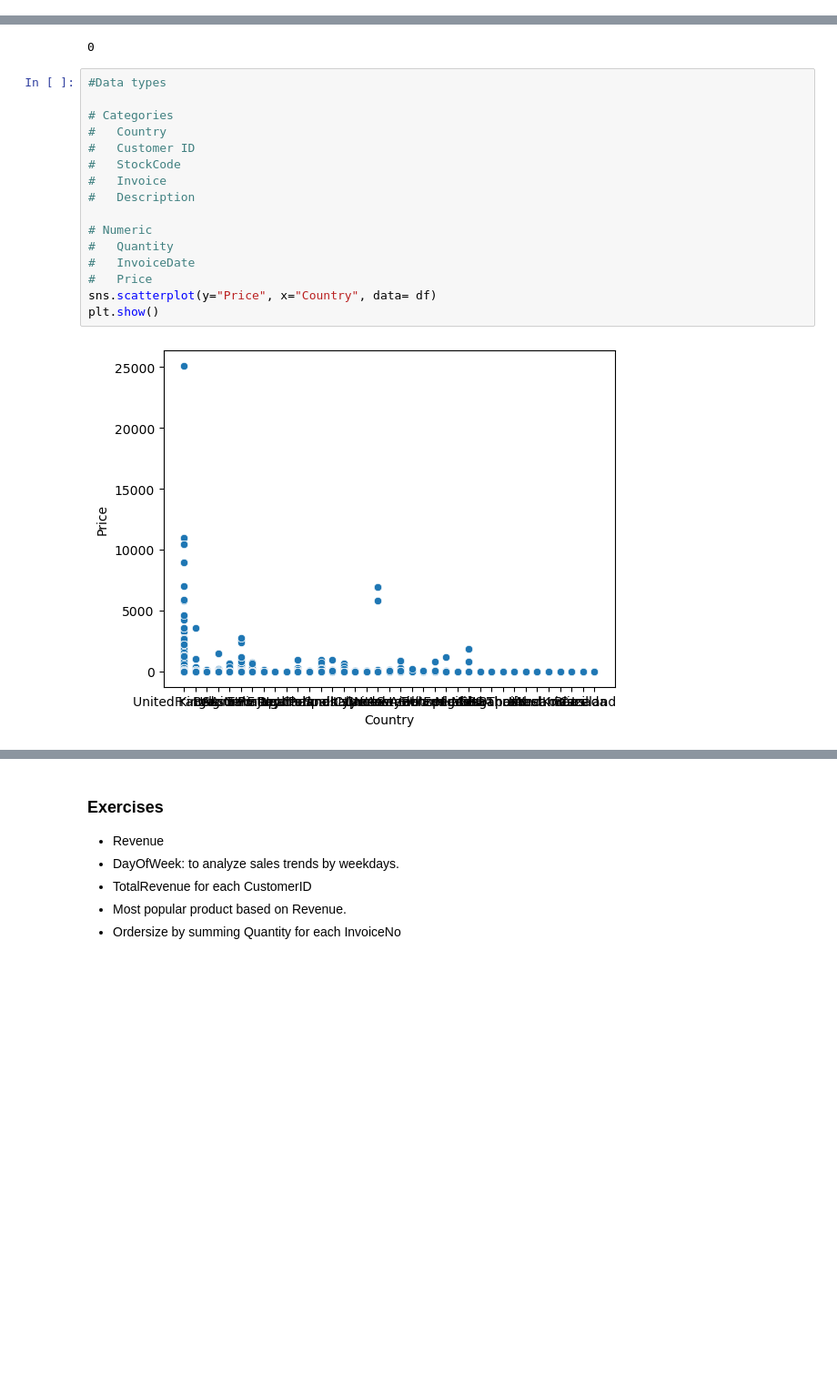
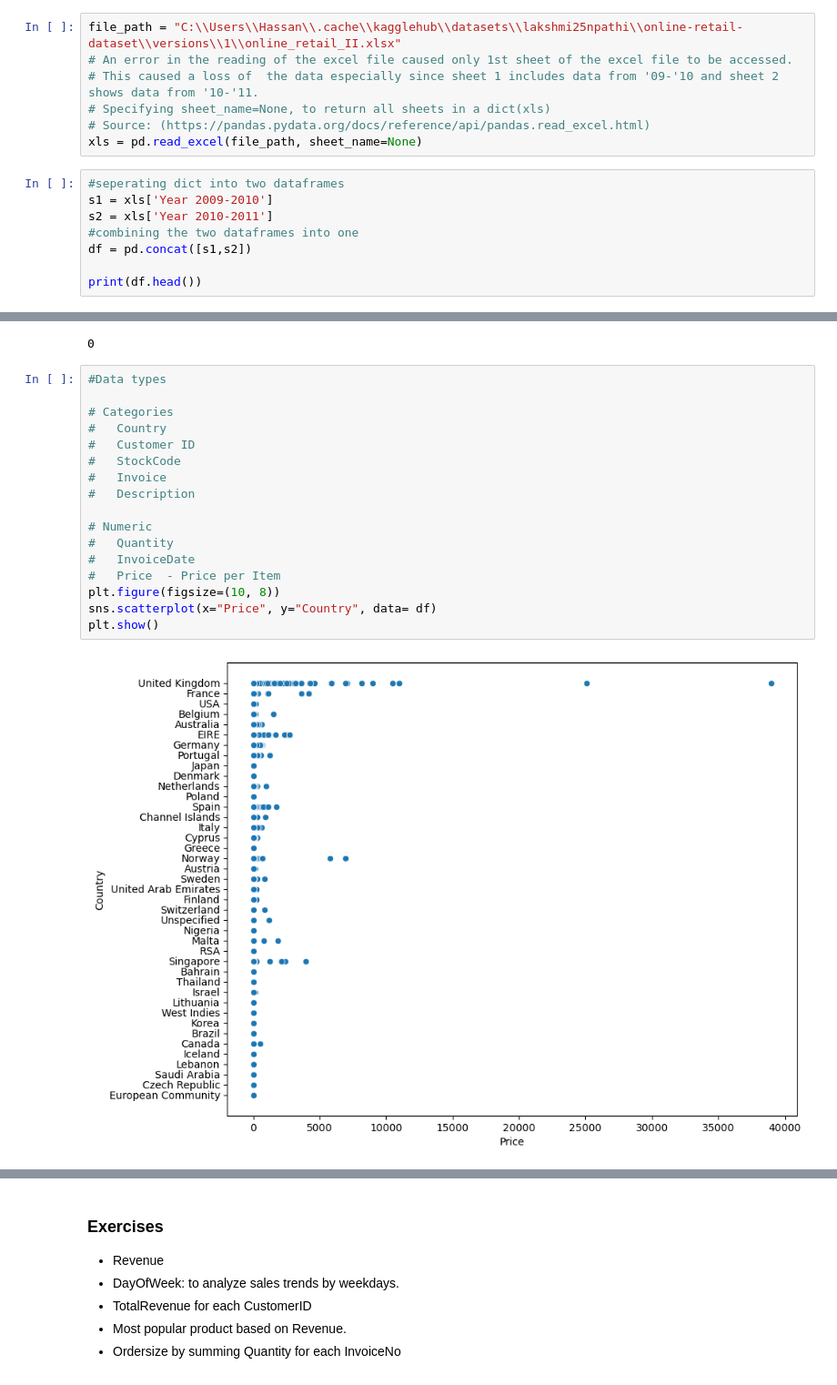
Before and after one commit to hsahmad112/DataAndThingsW2025, a Jupyter notebook: exercise_3.ipynb, the cells around one changed output, grey strips where cells are left out. Shown: that part at 91% size. Saved outputs shown, nothing was run; the diff lists cells and outputs as text; blank space fills up the shorter version.

```diff
--- a/exercise_3.ipynb
+++ b/exercise_3.ipynb
@@ -115,0 +96,15 @@ print(df.head())
+# %%
+file_path = "C:\\Users\\Hassan\\.cache\\kagglehub\\datasets\\lakshmi25npathi\\online-retail-dataset\\versions\\1\\online_retail_II.xlsx"
+# An error in the reading of the excel file caused only 1st sheet of the excel file to be accessed.
+# This caused a loss of  the data especially since sheet 1 includes data from '09-'10 and sheet 2 shows data from '10-'11.
+# Specifying sheet_name=None, to return all sheets in a dict(xls)
+# Source: (https://pandas.pydata.org/docs/reference/api/pandas.read_excel.html)
+xls = pd.read_excel(file_path, sheet_name=None)
+# %%
+#seperating dict into two dataframes
+s1 = xls['Year 2009-2010']
+s2 = xls['Year 2010-2011']
+#combining the two dataframes into one
+df = pd.concat([s1,s2])
+
+print(df.head())
@@ -202,19 +211,20 @@ print(df.duplicated().sum())
 # %%
 #Data types
 
 # Categories
 #   Country
 #   Customer ID
 #   StockCode
 #   Invoice
 #   Description
 
 # Numeric
 #   Quantity
 #   InvoiceDate
-#   Price
-sns.scatterplot(y="Price", x="Country", data= df)
+#   Price  - Price per Item
+plt.figure(figsize=(10, 8))
+sns.scatterplot(x="Price", y="Country", data= df)
 plt.show()
 # %% [output]
-[figure, old version]
+[figure, new version]
 # %%
```
Also changed, not shown: parts of 19 cells of this notebook.
